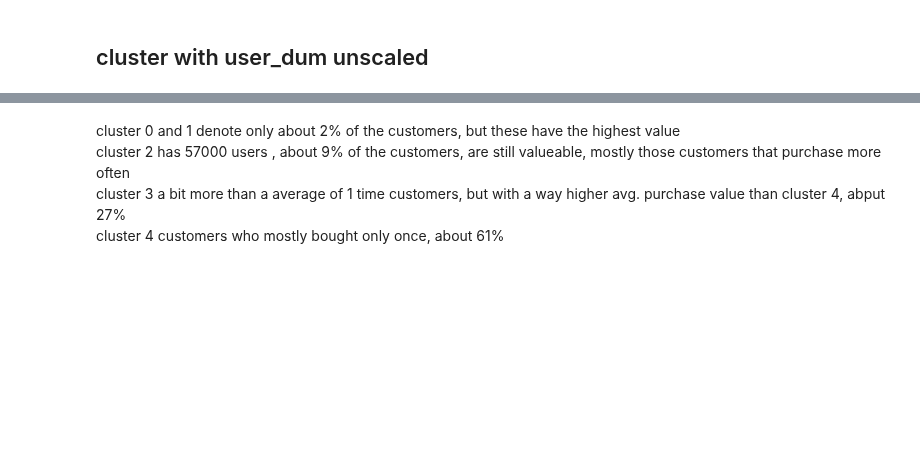
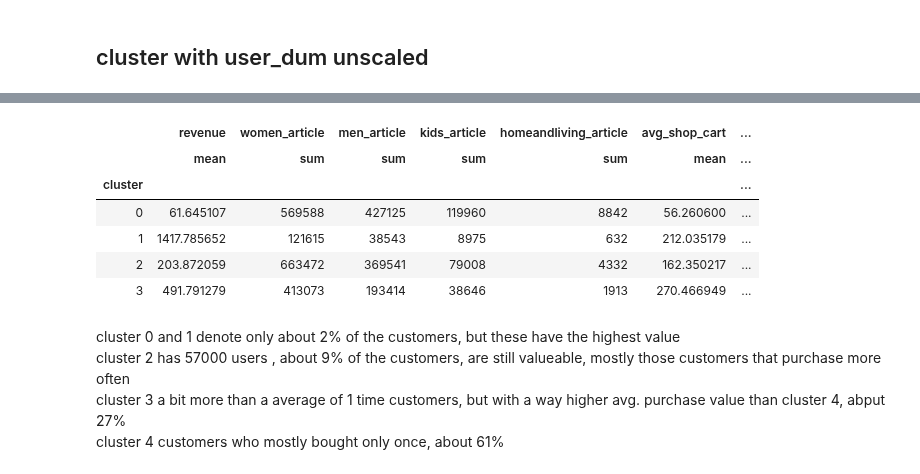
Before and after one commit to s-lau-42/Project_3_Online_Shop_Analysis, a Jupyter notebook: Clustering.ipynb, the cells around one changed output, grey strips where cells are left out. Cells and saved outputs as stored; diff of their text form; code cells hidden in the pictures; blank space fills up the shorter version.

```diff
--- a/Clustering.ipynb
+++ b/Clustering.ipynb
@@ -139,22 +145,30 @@ ordered_by_rev.groupby('cluster').describe()
 # %%
 df_user.groupby(["cluster"]).agg({
     "revenue": "mean",
-    "women_article": "count",
-    "men_article": "count",
-    "kids_article": "count",
-    "homeandliving_article": "count",
+    "women_article": "sum",
+    "men_article": "sum",
+    "kids_article": "sum",
+    "homeandliving_article": "sum",
     "avg_shop_cart": "mean",
     "total_purchases": "mean",
     "avg_cart_itemcount": "mean",
     "monday": "mean",
     "tuesday": "mean",
     "wednesday": "mean",
     "thursday": "mean",
     "friday": "mean",
     "saturday": "mean",
-    "sunday": "mean",
-    "user_type": "mode"
+    "sunday": ["mean", "count"],
+    #"user_type": "mode"
 })#.round(0)
+# %% [output]
+|  | revenue | women_article | men_article | kids_article | homeandliving_article | avg_shop_cart | ... |
+|  | mean | sum | sum | sum | sum | mean | ... |
+| cluster |  |  |  |  |  |  | ... |
+| 0 | 61.645107 | 569588 | 427125 | 119960 | 8842 | 56.260600 | ... |
+| 1 | 1417.785652 | 121615 | 38543 | 8975 | 632 | 212.035179 | ... |
+| 2 | 203.872059 | 663472 | 369541 | 79008 | 4332 | 162.350217 | ... |
+| 3 | 491.791279 | 413073 | 193414 | 38646 | 1913 | 270.466949 | ... |
 # %% [markdown]
 cluster 0 and 1 denote only about 2% of the customers, but these have the highest value <br>
 cluster 2 has 57000 users , about 9% of the customers, are still valueable, mostly those customers that purchase more often<br>
```
Also changed, not shown: parts of 14 cells of this notebook.
